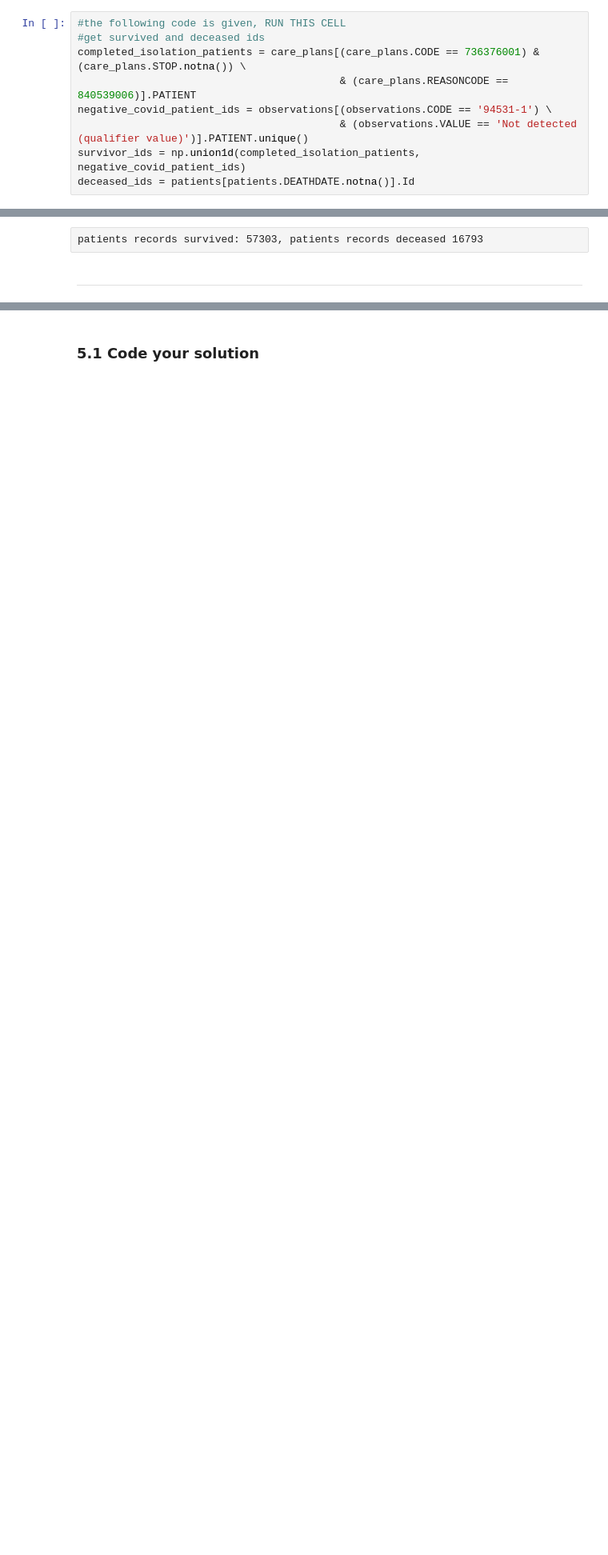
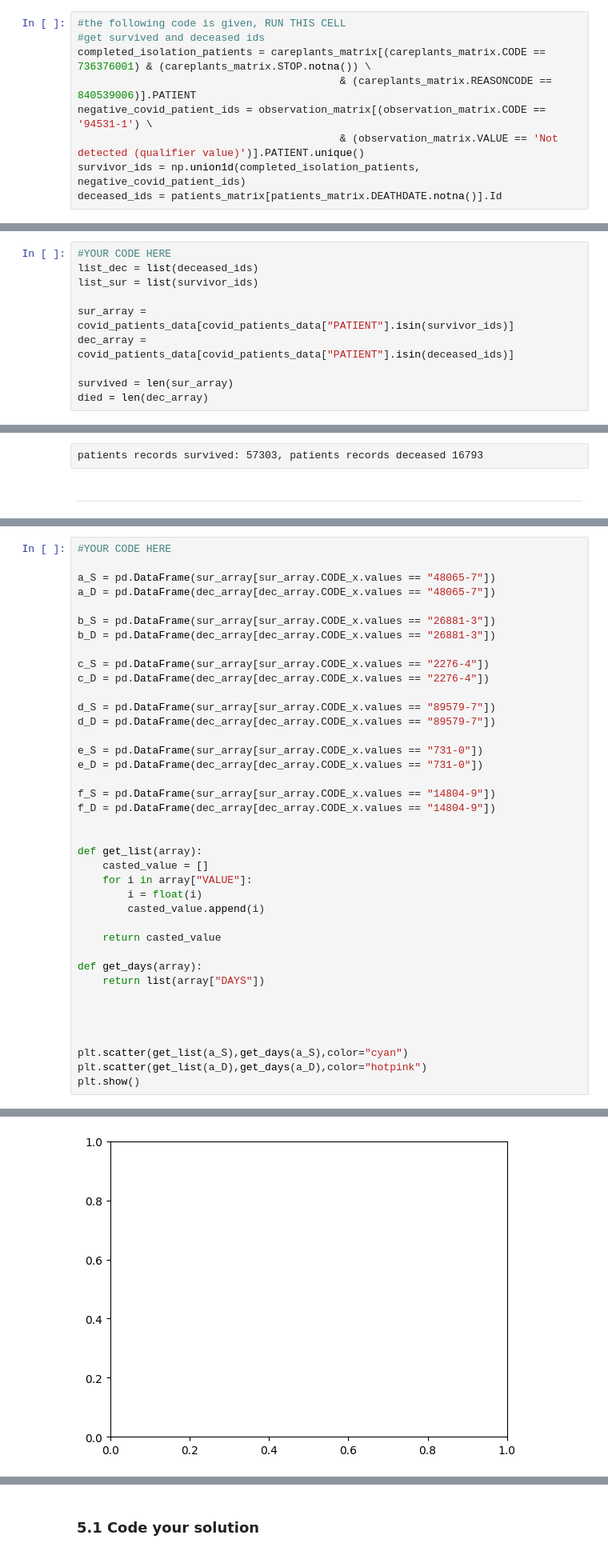
Before and after one commit to marshellon/prgr1, a Jupyter notebook: Assignment_week_03.ipynb, the cells around one changed output, grey strips where cells are left out. Shown: that part at 80% size. Saved outputs shown, nothing was run; the diff lists cells and outputs as text; blank space fills up the shorter version.

```diff
--- a/Assignment_week_03.ipynb
+++ b/Assignment_week_03.ipynb
@@ -202,12 +242,12 @@ Your job is to split the data into survived and not survived records. There are
 # %%
 #the following code is given, RUN THIS CELL
 #get survived and deceased ids
-completed_isolation_patients = care_plans[(care_plans.CODE == 736376001) & (care_plans.STOP.notna()) \
-                                          & (care_plans.REASONCODE == 840539006)].PATIENT
-negative_covid_patient_ids = observations[(observations.CODE == '94531-1') \
-                                          & (observations.VALUE == 'Not detected (qualifier value)')].PATIENT.unique()
+completed_isolation_patients = careplants_matrix[(careplants_matrix.CODE == 736376001) & (careplants_matrix.STOP.notna()) \
+                                          & (careplants_matrix.REASONCODE == 840539006)].PATIENT
+negative_covid_patient_ids = observation_matrix[(observation_matrix.CODE == '94531-1') \
+                                          & (observation_matrix.VALUE == 'Not detected (qualifier value)')].PATIENT.unique()
 survivor_ids = np.union1d(completed_isolation_patients, negative_covid_patient_ids)
-deceased_ids = patients[patients.DEATHDATE.notna()].Id
+deceased_ids = patients_matrix[patients_matrix.DEATHDATE.notna()].Id
 # %% [markdown]
 <a name='ex-31'></a>
 ### 3.1 Code your solution
@@ -216,3 +254,13 @@ deceased_ids = patients[patients.DEATHDATE.notna()].Id
+# %%
+#YOUR CODE HERE
+list_dec = list(deceased_ids)
+list_sur = list(survivor_ids)
+
+sur_array = covid_patients_data[covid_patients_data["PATIENT"].isin(survivor_ids)]
+dec_array = covid_patients_data[covid_patients_data["PATIENT"].isin(deceased_ids)]
+
+survived = len(sur_array)
+died = len(dec_array)
 # %% [markdown]
 ### 3.2 Test your solution
 # %%
@@ -239,0 +289,40 @@ Create plots with the lab data, for each code one plot. Separate the survivors a
+# %%
+#YOUR CODE HERE
+
+a_S = pd.DataFrame(sur_array[sur_array.CODE_x.values == "48065-7"])
+a_D = pd.DataFrame(dec_array[dec_array.CODE_x.values == "48065-7"])
+
+b_S = pd.DataFrame(sur_array[sur_array.CODE_x.values == "26881-3"])
+b_D = pd.DataFrame(dec_array[dec_array.CODE_x.values == "26881-3"])
+
+c_S = pd.DataFrame(sur_array[sur_array.CODE_x.values == "2276-4"])
+c_D = pd.DataFrame(dec_array[dec_array.CODE_x.values == "2276-4"])
+
+d_S = pd.DataFrame(sur_array[sur_array.CODE_x.values == "89579-7"])
+d_D = pd.DataFrame(dec_array[dec_array.CODE_x.values == "89579-7"])
+
+e_S = pd.DataFrame(sur_array[sur_array.CODE_x.values == "731-0"])
+e_D = pd.DataFrame(dec_array[dec_array.CODE_x.values == "731-0"])
+
+f_S = pd.DataFrame(sur_array[sur_array.CODE_x.values == "14804-9"])
+f_D = pd.DataFrame(dec_array[dec_array.CODE_x.values == "14804-9"])
+
+
+def get_list(array):
+    casted_value = []
+    for i in array["VALUE"]:
+        i = float(i)
+        casted_value.append(i)
+
+    return casted_value
+
+def get_days(array):
+    return list(array["DAYS"])
+
+
+
+
+plt.scatter(get_list(a_S),get_days(a_S),color="cyan")
+plt.scatter(get_list(a_D),get_days(a_D),color="hotpink")
+plt.show()
+# %% [output]
@@ -240,3 +330,4 @@ Create plots with the lab data, for each code one plot. Separate the survivors a
+[figure, added]
 # %% [markdown]
 <a name='4'></a>
 ## Part 5: Plot the location of the patients (10 pt)
```
Also changed, not shown: parts of 8 cells of this notebook.
